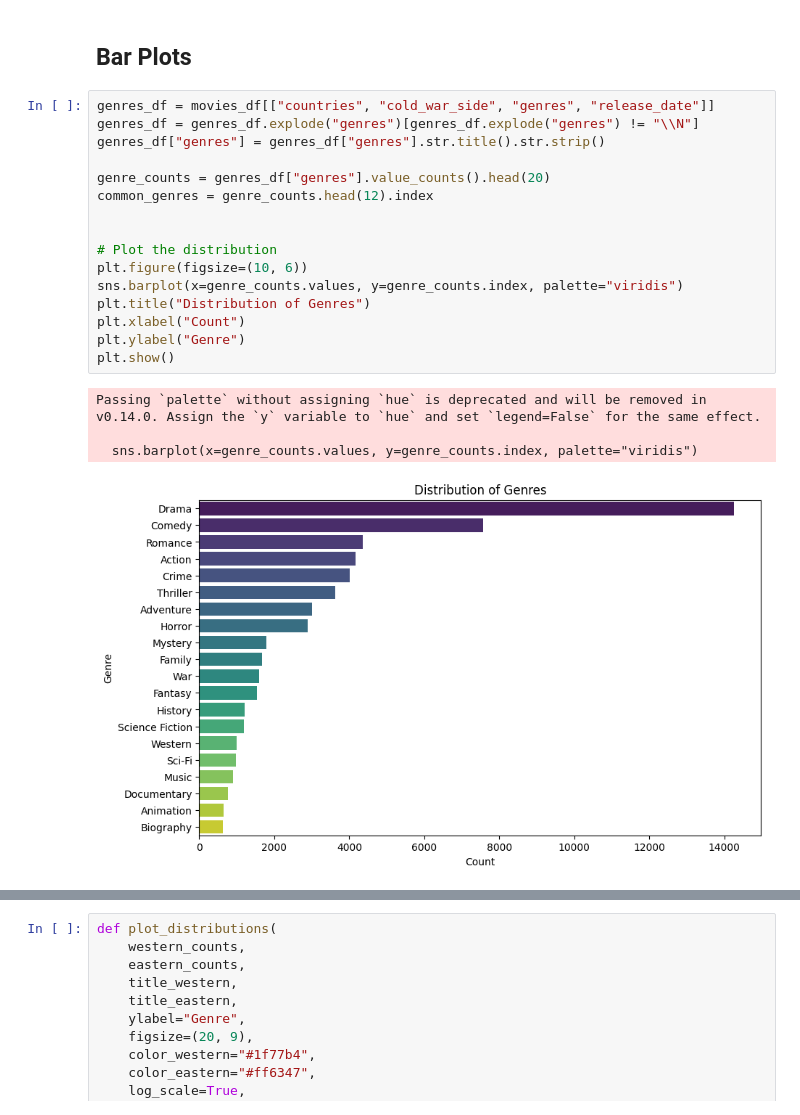
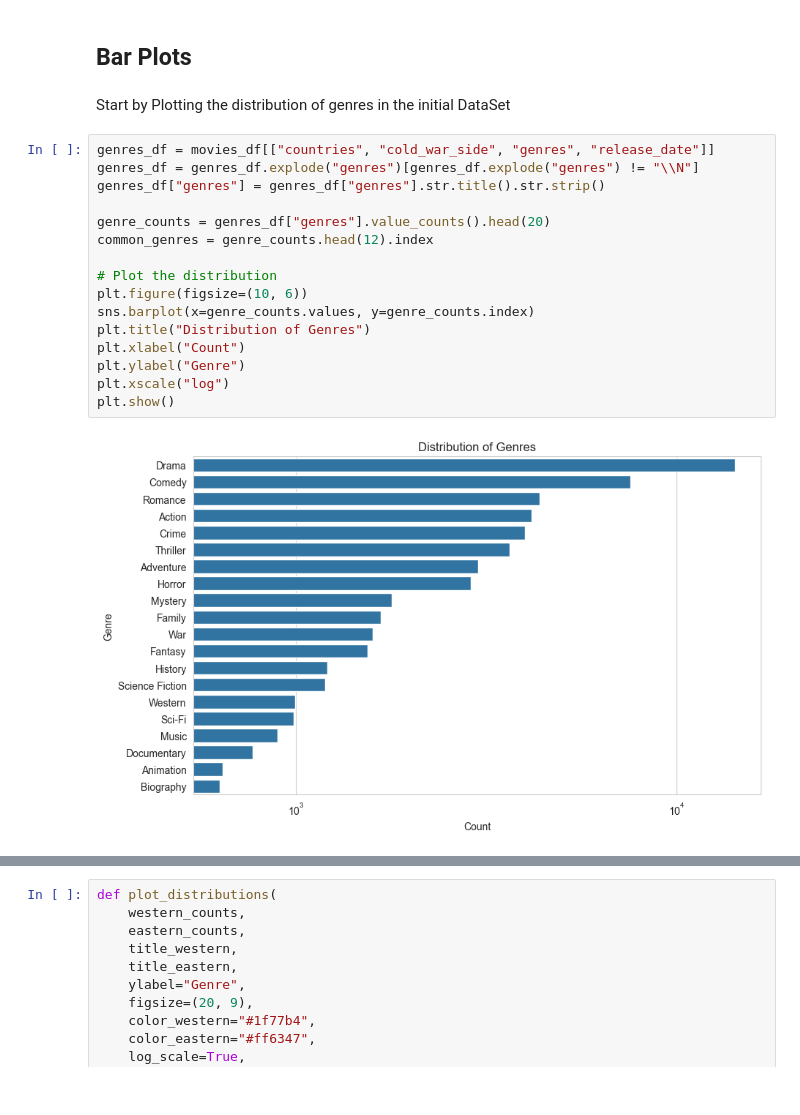
Before and after one commit to epfl-ada/ada-2024-project-datamigos, a Jupyter notebook: Genre&ThemeAnalysis.ipynb, the cells around one changed output, grey strips where cells are left out. Saved outputs shown, nothing was run; the diff lists cells and outputs as text.

```diff
--- a/Genre&ThemeAnalysis.ipynb
+++ b/Genre&ThemeAnalysis.ipynb
@@ -31,24 +31,23 @@ movies_df.head(5)
 # Genre Analysis
 # %% [markdown]
 ## Bar Plots
+# %% [markdown]
+Start by Plotting the distribution of genres in the initial DataSet
 # %%
 genres_df = movies_df[["countries", "cold_war_side", "genres", "release_date"]]
 genres_df = genres_df.explode("genres")[genres_df.explode("genres") != "\\N"]
 genres_df["genres"] = genres_df["genres"].str.title().str.strip()
 
 genre_counts = genres_df["genres"].value_counts().head(20)
 common_genres = genre_counts.head(12).index
 
-
 # Plot the distribution
 plt.figure(figsize=(10, 6))
-sns.barplot(x=genre_counts.values, y=genre_counts.index, palette="viridis")
+sns.barplot(x=genre_counts.values, y=genre_counts.index)
 plt.title("Distribution of Genres")
 plt.xlabel("Count")
 plt.ylabel("Genre")
+plt.xscale("log")
 plt.show()
 # %% [output]
-Passing `palette` without assigning `hue` is deprecated and will be removed in v0.14.0. Assign the `y` variable to `hue` and set `legend=False` for the same effect.
-
-  sns.barplot(x=genre_counts.values, y=genre_counts.index, palette="viridis")
-[figure, old version]
+[figure, new version]
```
Also changed, not shown: parts of 24 cells of this notebook.
